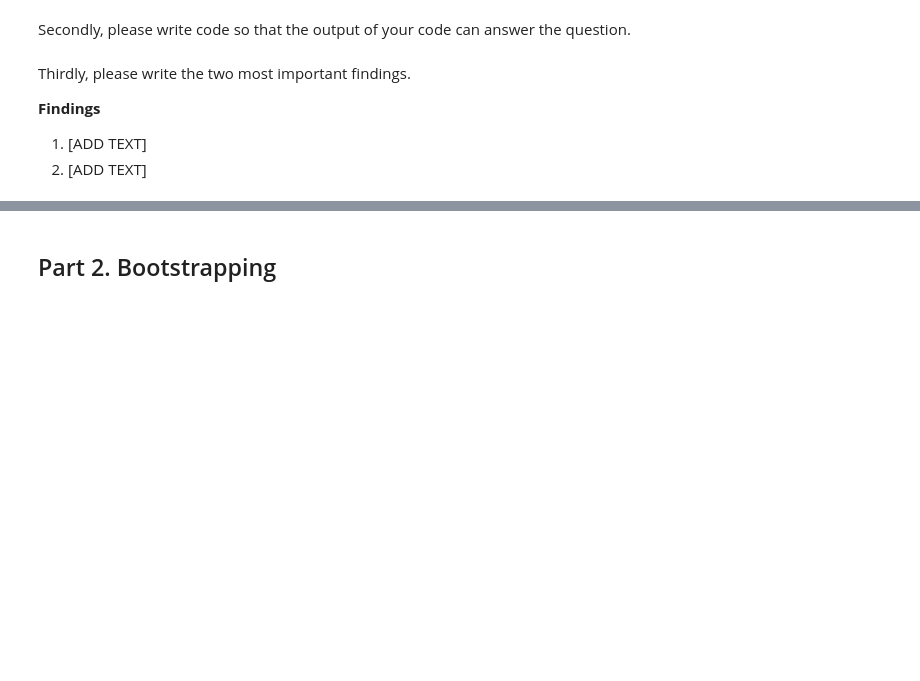
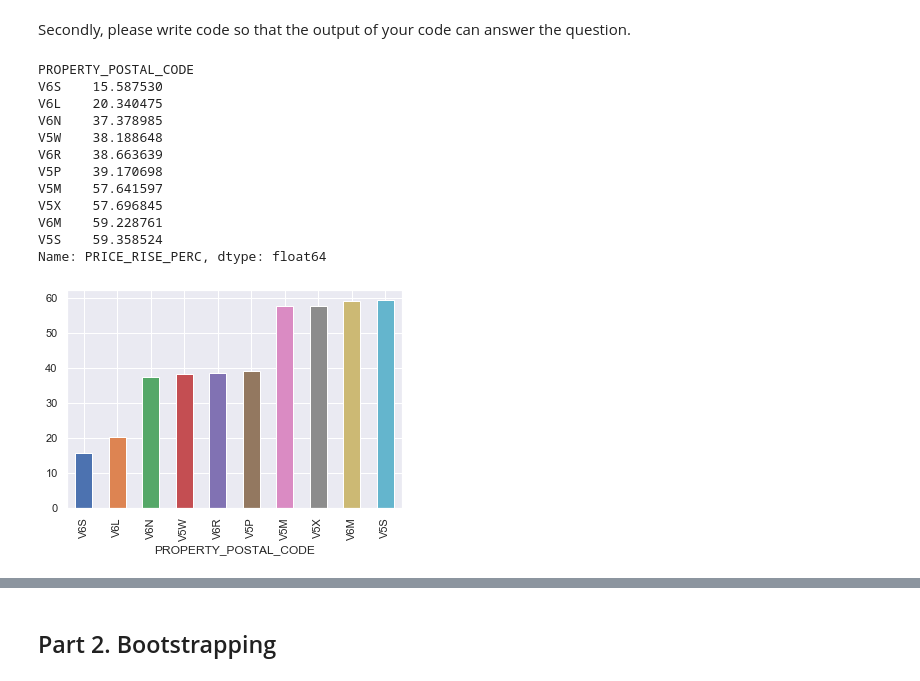
Before and after one commit to meghan14/big_data_projects_python, a Jupyter notebook: eda_bootstrapping_a4/A4.ipynb, the cells around one changed output, grey strips where cells are left out. Saved outputs shown, nothing was run; the diff lists cells and outputs as text; code cells hidden in the pictures; blank space fills up the shorter version.

```diff
--- a/eda_bootstrapping_a4/A4.ipynb
+++ b/eda_bootstrapping_a4/A4.ipynb
@@ -262,6 +323,30 @@ Secondly, please write code so that the output of your code can answer the quest
-# %% [markdown]
-Thirdly, please write the two most important findings.
-
-**Findings**
-1. [ADD TEXT]
-2. [ADD TEXT]
+# %%
+# --- Write your code below ---
+%matplotlib inline
+import matplotlib.pyplot as plt
+data = df.copy()
+
+data['PRICE_DIFF'] = data['CURRENT_PRICE'] > data['PREVIOUS_PRICE']
+
+data.PROPERTY_POSTAL_CODE = data.PROPERTY_POSTAL_CODE.map(lambda row: str(row).split(' ')[0])
+d = data.groupby('PROPERTY_POSTAL_CODE').PRICE_DIFF.apply(lambda x: pd.Series([x.sum(), x.count()])).unstack()
+d= d.loc[d.index != 'nan']
+
+d = d[d[1] >30]
+d['PRICE_RISE_PERC'] = d[0] / d[1] *100
+d['PRICE_RISE_PERC'].sort_values().head(10).plot(kind='bar')
+print(d['PRICE_RISE_PERC'].sort_values().head(10))
+# %% [output]
+PROPERTY_POSTAL_CODE
+V6S    15.587530
+V6L    20.340475
+V6N    37.378985
+V5W    38.188648
+V6R    38.663639
+V5P    39.170698
+V5M    57.641597
+V5X    57.696845
+V6M    59.228761
+V5S    59.358524
+Name: PRICE_RISE_PERC, dtype: float64
+[figure, added]
```
Also changed, not shown: parts of 20 cells of this notebook.
